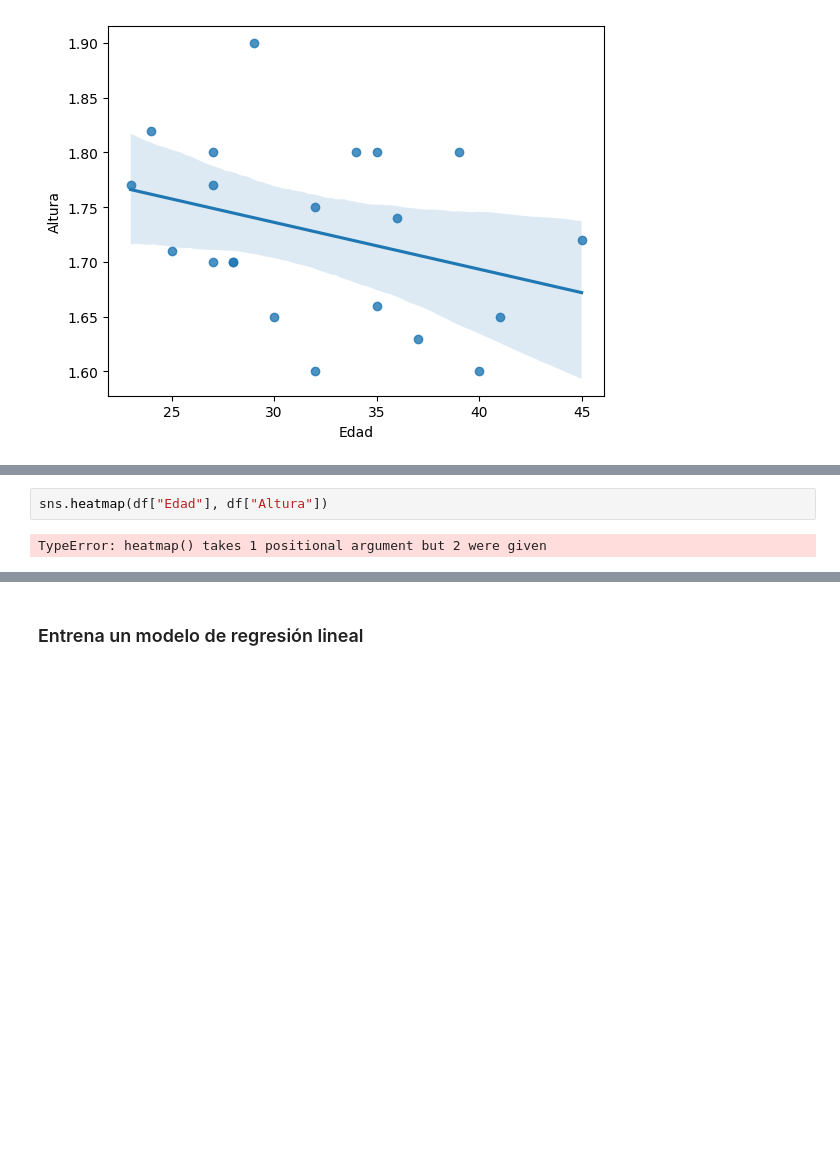
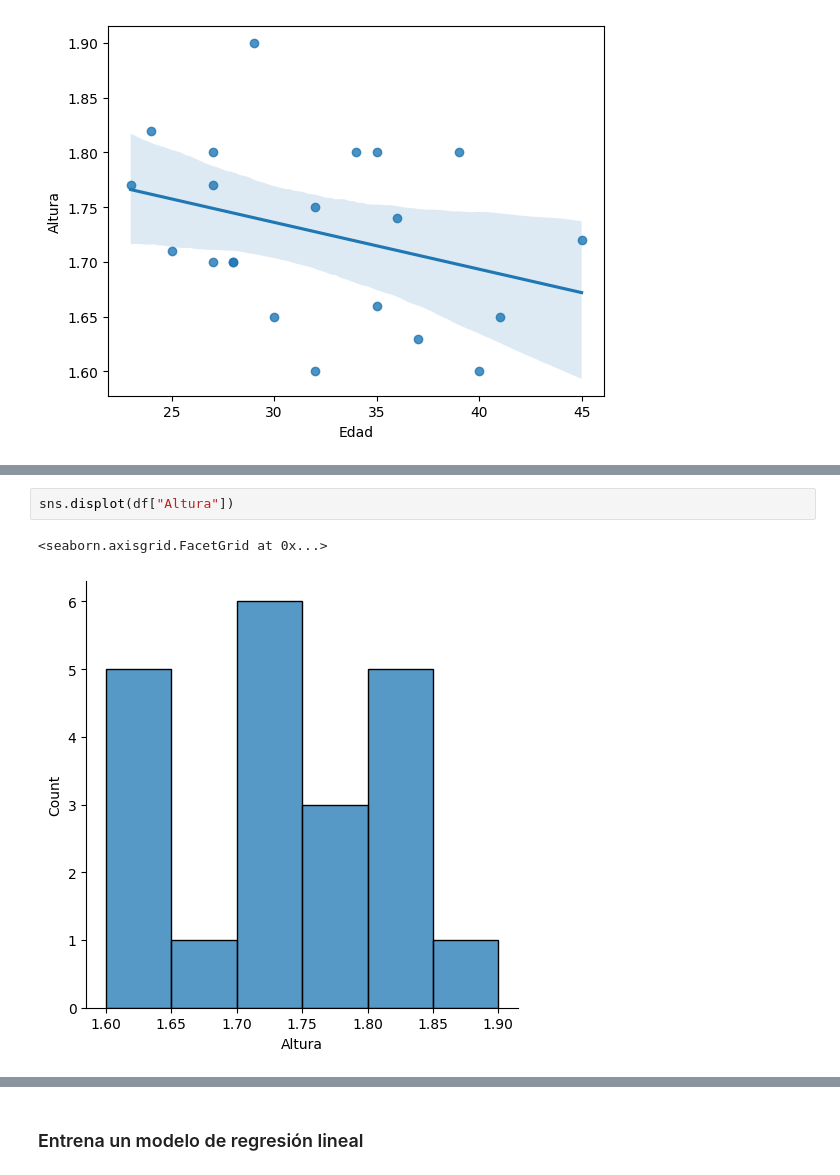
Before and after one commit to CPasData/2603_ds_ft_thebridge_Carlos, a Jupyter notebook: 3-Machine Learning/1-Supervisado/1-Regression/1-Linear_Regression/ejercicios/1 Height.ipynb, the cells around one changed output, grey strips where cells are left out. Saved outputs shown, nothing was run; the diff lists cells and outputs as text; blank space fills up the shorter version.

```diff
--- a/3-Machine Learning/1-Supervisado/1-Regression/1-Linear_Regression/ejercicios/1 Height.ipynb
+++ b/3-Machine Learning/1-Supervisado/1-Regression/1-Linear_Regression/ejercicios/1 Height.ipynb
@@ -92,4 +96,5 @@ sns.regplot(df, x="Edad", y="Altura")
 # %%
-sns.heatmap(df["Edad"], df["Altura"])
+sns.displot(df["Altura"])
 # %% [output]
-TypeError: heatmap() takes 1 positional argument but 2 were given
+<seaborn.axisgrid.FacetGrid at 0x...>
+[figure, added]
```
Also changed, not shown: parts of 46 cells of this notebook, 1 other file.
